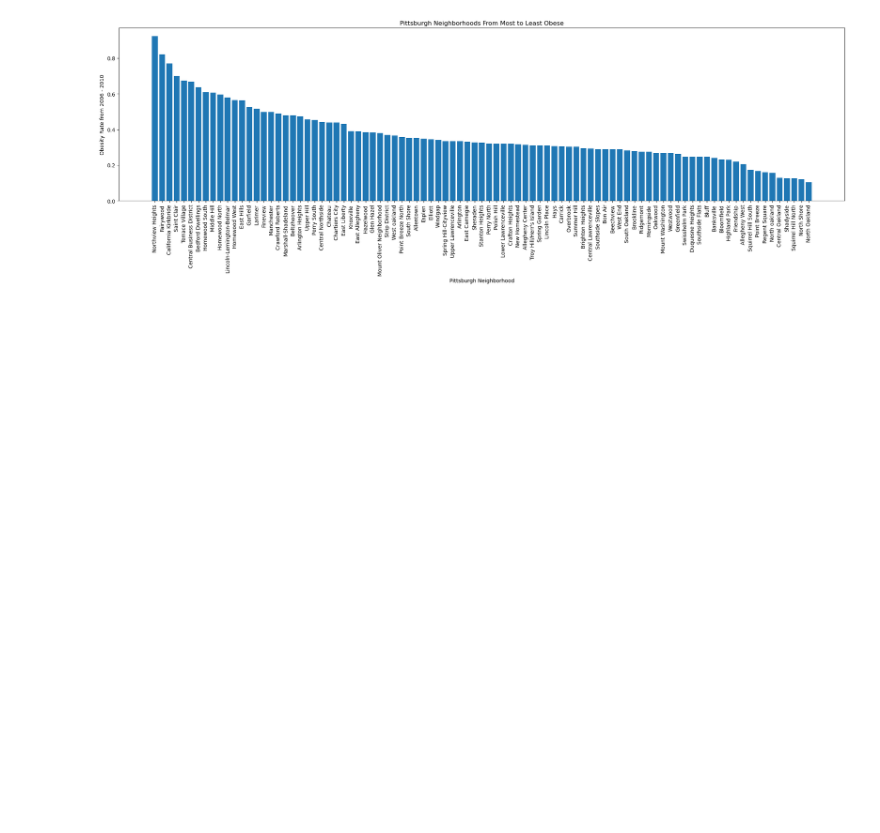
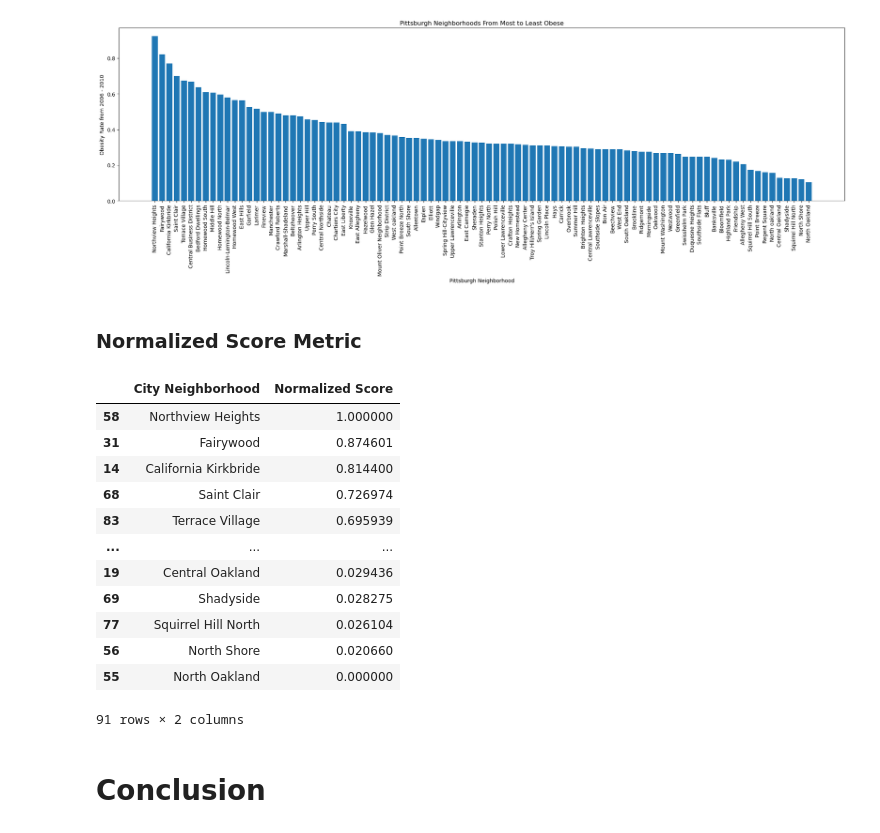
Before and after one commit to Pranav-Shan/CMPINF10_Final_Project, a Jupyter notebook: pranav/Pranav_Notebook.ipynb, the cells around one changed output. Cells and saved outputs as stored; diff of their text form; code cells hidden in the pictures; blank space fills up the shorter version.

Commit message:
Added Normalized Score and Conclusion.

```diff
--- a/pranav/Pranav_Notebook.ipynb
+++ b/pranav/Pranav_Notebook.ipynb
@@ -59,3 +59,39 @@ plt.title("Pittsburgh Neighborhoods From Most to Least Obese")
 plt.show()
 # %% [output]
 [figure]
+# %% [markdown]
+### Normalized Score Metric
+# %%
+# Normalization allows us to create a cumulative score for the best neighborhood accounting
+# for all the 3 submetrics
+# Normal_Score = (val - min) / (max - min)
+
+min_val = sorted_pitt_rates["2006-2010 estimate of obesity"].min()
+max_val = sorted_pitt_rates["2006-2010 estimate of obesity"].max()
+
+normal_scores = (sorted_pitt_rates["2006-2010 estimate of obesity"] - min_val) / (max_val - min_val)
+n_scores_sorted = normal_scores.sort_values(ascending=False)
+
+n_scores_with_name = p.DataFrame({
+    "City Neighborhood" : sorted_pitt_rates["City Neighborhood"],
+    "Normalized Score" : n_scores_sorted
+})
+
+n_scores_with_name.to_csv("Health_Normalized_Scores.csv")
+n_scores_with_name
+# %% [output]
+|  | City Neighborhood | Normalized Score |
+| 58 | Northview Heights | 1.000000 |
+| 31 | Fairywood | 0.874601 |
+| 14 | California Kirkbride | 0.814400 |
+| 68 | Saint Clair | 0.726974 |
+| 83 | Terrace Village | 0.695939 |
+| ... | ... | ... |
+| 19 | Central Oakland | 0.029436 |
+| 69 | Shadyside | 0.028275 |
+| 77 | Squirrel Hill North | 0.026104 |
+| 56 | North Shore | 0.020660 |
+| 55 | North Oakland | 0.000000 |
+91 rows × 2 columns
+# %% [markdown]
+# Conclusion
```
Also changed, not shown: parts of 2 cells of this notebook, 2 other files.
